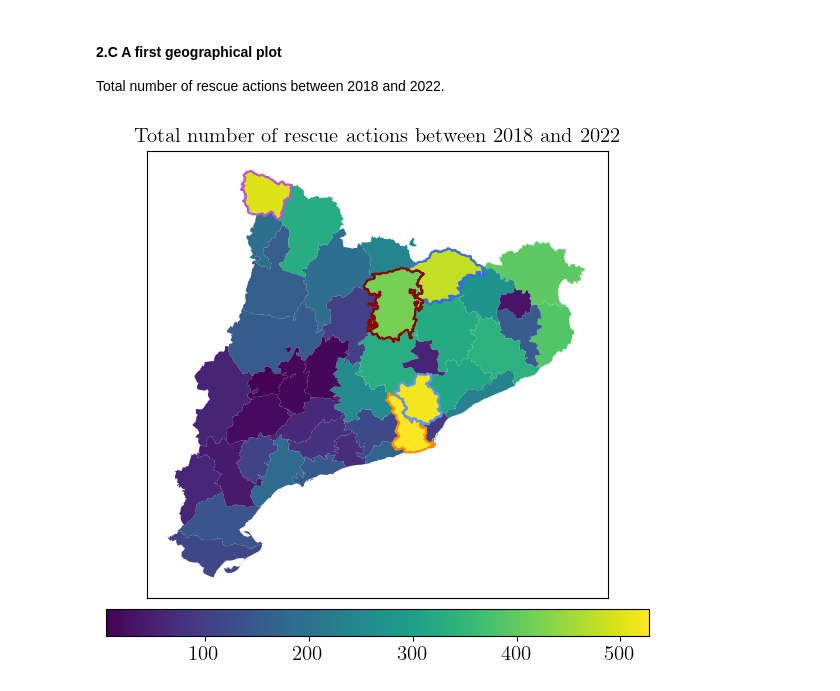
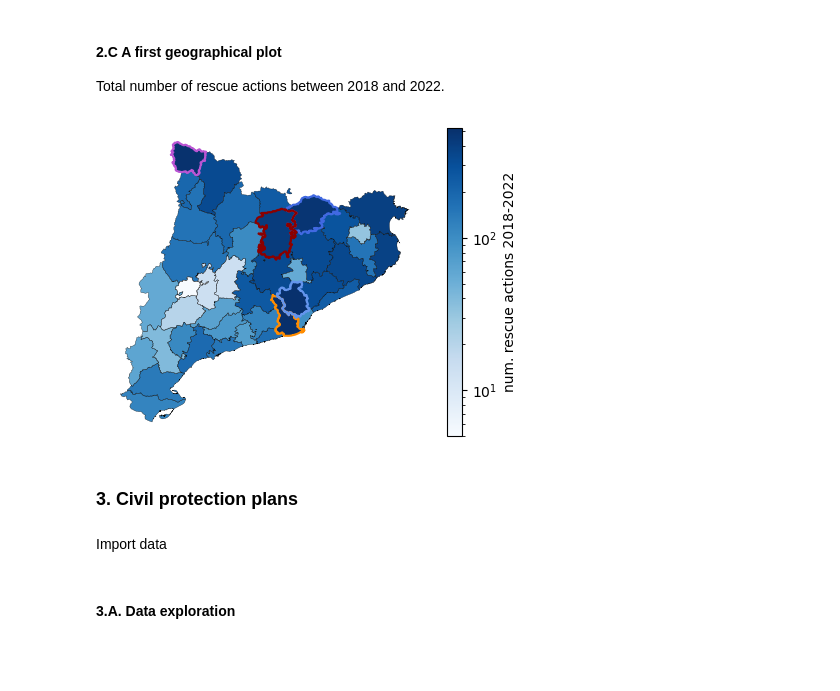
Before and after one commit to belenmvinhas/AVDM_ioib, a Jupyter notebook: ot/civil_protection_plans.ipynb, the cells around one changed output. Saved outputs shown, nothing was run; the diff lists cells and outputs as text; code cells hidden in the pictures; blank space fills up the shorter version.

Commit message:
update notebook and plots

```diff
--- a/ot/civil_protection_plans.ipynb
+++ b/ot/civil_protection_plans.ipynb
@@ -172,28 +180,39 @@ Total number of rescue actions between 2018 and 2022.
 # %%
 #highlight the counties with most rescue actions
 colors = {"Baix Llobregat":'darkorange',
           "Vallès Occidental":'cornflowerblue',
           "Val d'Aran":'mediumorchid',
           "Ripollès":'royalblue',
           "Berguedà":'darkred'}
 
-fig, ax = plt.subplots(1,1,figsize=(7,7))
+fig, ax = plt.subplots(1,1,figsize=(6,4))
 ax.set_xticks([])
 ax.set_yticks([])
-plt.rc('text', usetex = True)
-plt.rc('font', family='serif')
-merged_rescue_tot_gpd.plot(column = 'ACT_NUM_ACTUACIO',
+ax.spines['top'].set_color('none')
+ax.spines['bottom'].set_color('none')
+ax.spines['right'].set_color('none')
+ax.spines['left'].set_color('none')
+norm = LogNorm()
+# plt.rc('text', usetex = True)
+# plt.rc('font', family='serif')
+plot = merged_rescue_tot_gpd.plot(column = 'ACT_NUM_ACTUACIO',
                                   ax=ax,
-                                  legend=True,
-                                  cmap='viridis',
-                                  legend_kwds={'orientation': "horizontal", 'pad': 0.02})
+                                  legend=False,
+                                  cmap='Blues',
+                                  norm = norm,
+                                  legend_kwds={'orientation': "horizontal", 'pad': 0.2})
+merged_rescue_tot_gpd.boundary.plot(ax = ax, linewidth = 0.2, color = 'black')
 merged_rescue_tot_gpd = merged_rescue_tot_gpd.set_index("NOM_COMARCA")
-merged_rescue_tot_gpd.loc[list(colors.keys()),:].boundary.plot(ax=ax,color=list(colors.values()))
+merged_rescue_tot_gpd.loc[list(colors.keys()),:].boundary.plot(ax=ax,color=list(colors.values()), linewidth = 1.5)
 merged_rescue_tot_gpd = merged_rescue_tot_gpd.reset_index()
+cbar = fig.colorbar(plot.get_children()[0], ax = ax, label = r'num. rescue actions 2018-2022')
 cb_ax = fig.axes[1]
-cb_ax.tick_params(labelsize=15)
-ax.set_title(r'Total number of rescue actions between 2018 and 2022', fontsize = 15)
+# cb_ax.tick_params(labelsize=10)
 plt.savefig('figures/total_num_2018_2022.pdf')
 plt.show()
 # %% [output]
-[figure, old version]
+[figure, new version]
+# %% [markdown]
+### 3. Civil protection plans
+# %% [markdown]
+Import data
@@ -199,0 +222,2 @@ plt.show()
+# %% [markdown]
+#### 3.A. Data exploration
```
Also changed, not shown: parts of 31 cells of this notebook, 2 other files.
